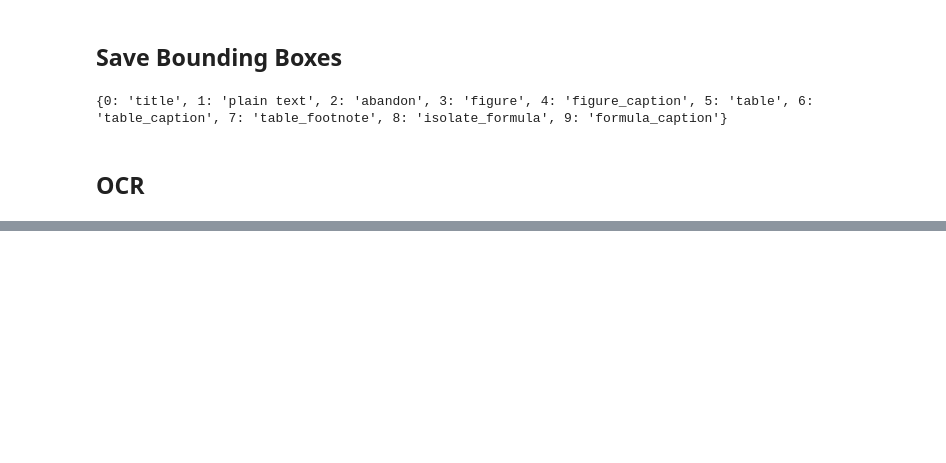
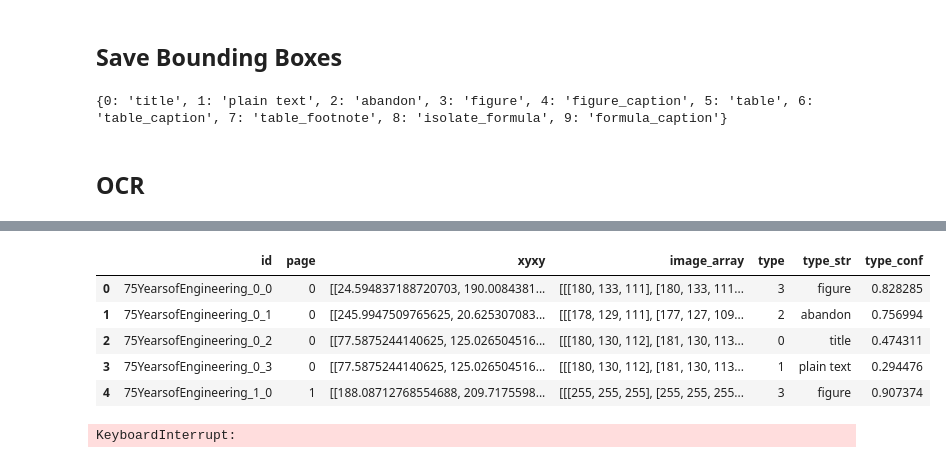
Before and after one commit to HKUGenAI/aiha_new, a Jupyter notebook: extract_pdf.ipynb, the cells around one changed output, grey strips where cells are left out. Drawn from its saved outputs; the diff is of its cells as text; code cells hidden in the pictures; blank space fills up the shorter version.

```diff
--- a/extract_pdf.ipynb
+++ b/extract_pdf.ipynb
@@ -110,0 +125,44 @@ Name: ocr_text, dtype: object
+# %%
+df_bbs.head(5)
+# %% [output]
+|  | id | page | xyxy | image_array | type | type_str | type_conf |
+| 0 | 75YearsofEngineering_0_0 | 0 | [[24.594837188720703, 190.0084381... | [[[180, 133, 111], [180, 133, 111... | 3 | figure | 0.828285 |
+| 1 | 75YearsofEngineering_0_1 | 0 | [[245.9947509765625, 20.625307083... | [[[178, 129, 111], [177, 127, 109... | 2 | abandon | 0.756994 |
+| 2 | 75YearsofEngineering_0_2 | 0 | [[77.5875244140625, 125.026504516... | [[[180, 130, 112], [181, 130, 113... | 0 | title | 0.474311 |
+| 3 | 75YearsofEngineering_0_3 | 0 | [[77.5875244140625, 125.026504516... | [[[180, 130, 112], [181, 130, 113... | 1 | plain text | 0.294476 |
+| 4 | 75YearsofEngineering_1_0 | 1 | [[188.08712768554688, 209.7175598... | [[[255, 255, 255], [255, 255, 255... | 3 | figure | 0.907374 |
+# %%
+from transformers import AutoModelForCausalLM, AutoTokenizer
+
+model_name = "Qwen/Qwen2.5-Coder-32B-Instruct"
+
+model = AutoModelForCausalLM.from_pretrained(
+    model_name,
+    torch_dtype="auto",
+    device_map="auto"
+)
+tokenizer = AutoTokenizer.from_pretrained(model_name)
+
+prompt = "write a quick sort algorithm."
+messages = [
+    {"role": "system", "content": "You are Qwen, created by Alibaba Cloud. You are a helpful assistant."},
+    {"role": "user", "content": prompt}
+]
+text = tokenizer.apply_chat_template(
+    messages,
+    tokenize=False,
+    add_generation_prompt=True
+)
+model_inputs = tokenizer([text], return_tensors="pt").to(model.device)
+
+generated_ids = model.generate(
+    **model_inputs,
+    max_new_tokens=512
+)
+generated_ids = [
+    output_ids[len(input_ids):] for input_ids, output_ids in zip(model_inputs.input_ids, generated_ids)
+]
+
+response = tokenizer.batch_decode(generated_ids, skip_special_tokens=True)[0]
+# %% [output]
+KeyboardInterrupt:
```
Also changed, not shown: parts of 2 cells of this notebook, 6 other files.
